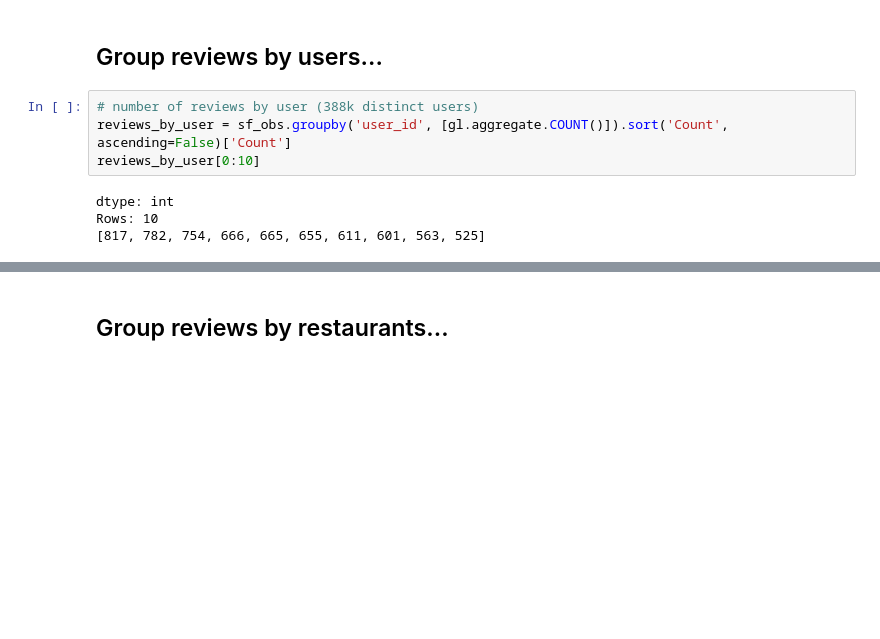
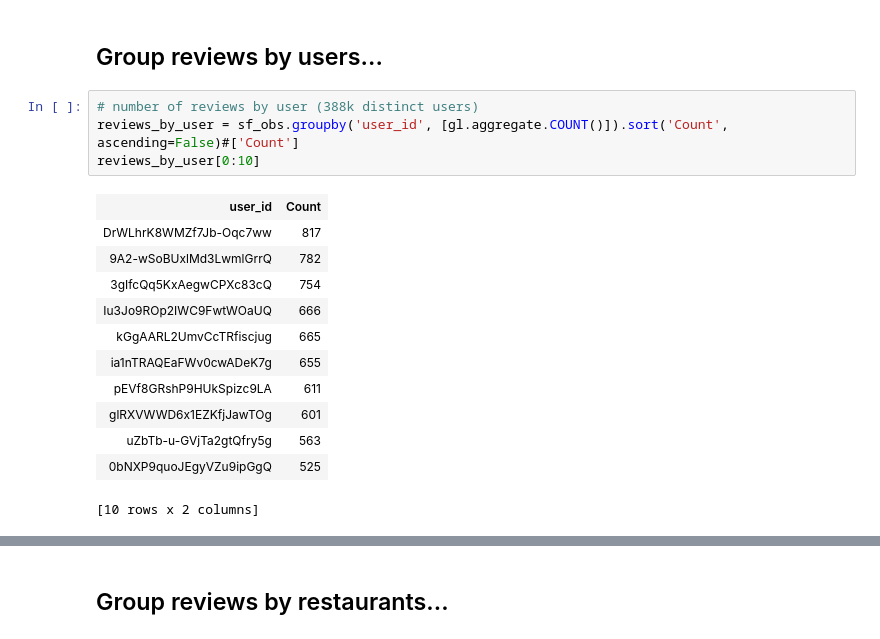
Before and after one commit to AeroGeekDean/traveler_eats_recommender, a Jupyter notebook: graphlab_scratchpad.ipynb, the cells around one changed output, grey strips where cells are left out. Drawn from its saved outputs; the diff is of its cells as text; blank space fills up the shorter version.

```diff
--- a/graphlab_scratchpad.ipynb
+++ b/graphlab_scratchpad.ipynb
@@ -59,9 +31,18 @@ sf_obs.head()
 ## Group reviews by users...
 # %%
 # number of reviews by user (388k distinct users)
-reviews_by_user = sf_obs.groupby('user_id', [gl.aggregate.COUNT()]).sort('Count', ascending=False)['Count']
+reviews_by_user = sf_obs.groupby('user_id', [gl.aggregate.COUNT()]).sort('Count', ascending=False)#['Count']
 reviews_by_user[0:10]
 # %% [output]
+| user_id | Count |
+| DrWLhrK8WMZf7Jb-Oqc7ww | 817 |
+| 9A2-wSoBUxlMd3LwmlGrrQ | 782 |
+| 3gIfcQq5KxAegwCPXc83cQ | 754 |
+| Iu3Jo9ROp2IWC9FwtWOaUQ | 666 |
+| kGgAARL2UmvCcTRfiscjug | 665 |
+| ia1nTRAQEaFWv0cwADeK7g | 655 |
+| pEVf8GRshP9HUkSpizc9LA | 611 |
+| glRXVWWD6x1EZKfjJawTOg | 601 |
+| uZbTb-u-GVjTa2gtQfry5g | 563 |
+| 0bNXP9quoJEgyVZu9ipGgQ | 525 |
-dtype: int
-Rows: 10
-[817, 782, 754, 666, 665, 655, 611, 601, 563, 525]
+[10 rows x 2 columns]
```
Also changed, not shown: parts of 63 cells of this notebook, 3 other files.
